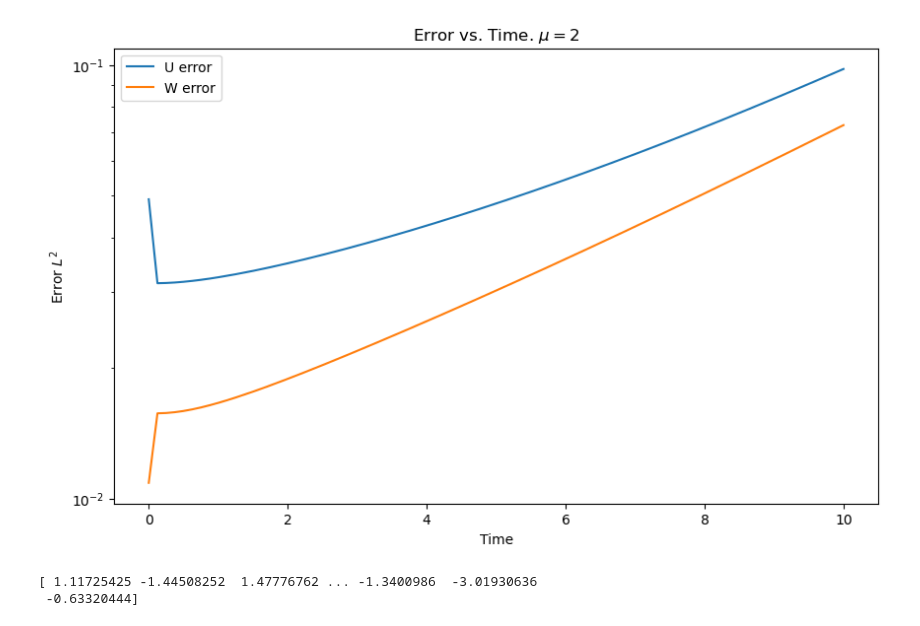
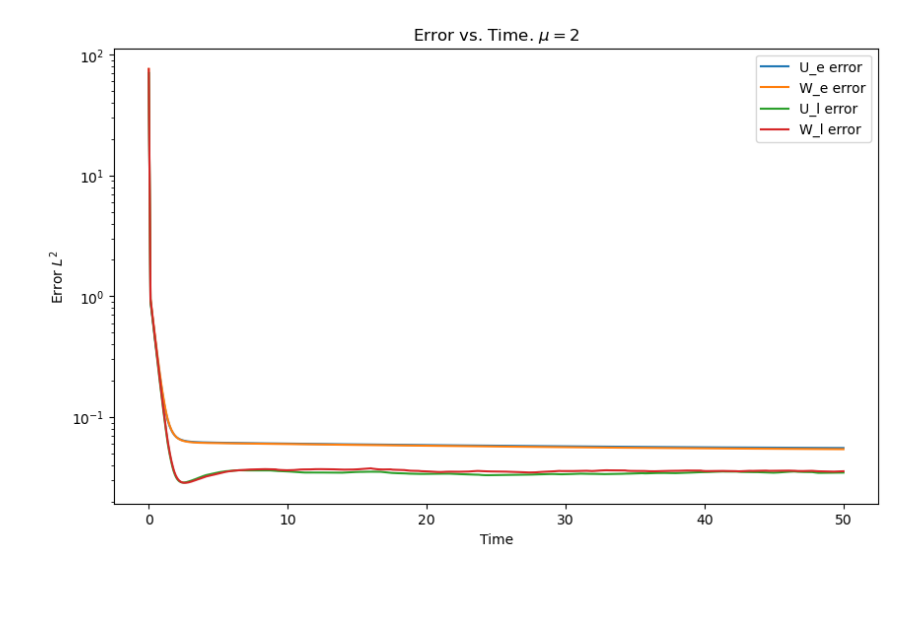
Before and after one commit to Smfun12/dedalus_nse, a Jupyter notebook: plot_errors.ipynb, the cells around one changed output. Cells and saved outputs as stored; diff of their text form; code cells hidden in the pictures; blank space fills up the shorter version.

```diff
--- a/plot_errors.ipynb
+++ b/plot_errors.ipynb
@@ -3,36 +40,29 @@ import numpy as np
 import matplotlib.pyplot as plt
 
 # Load the .npy files
-time = np.load('lagrangian/plots/epochs.npy')
-u_error = np.load('lagrangian/plots/rbErrors.npy')
-w_error = np.load('lagrangian/plots/wbErrors.npy')
+file = "n1"
+
+time = np.load(f'eulerian/plots/{file}.1/epochs.npy')
+u_error = np.load(f'eulerian/plots/{file}.1/rbErrors.npy')
+w_error = np.load(f'eulerian/plots/{file}.1/wbErrors.npy')
+
+time_l = np.load(f'lagrangian/plots/{file}/epochs.npy')
+u_error_l = np.load(f'lagrangian/plots/{file}/rbErrors.npy')
+w_error_l = np.load(f'lagrangian/plots/{file}/wbErrors.npy')
+u_error_l = np.nan_to_num(u_error_l, nan=10e130, posinf=10e130)
+w_error_l = np.nan_to_num(w_error_l, nan=10e130, posinf=10e130)
 # %%
 # Plot the data
 plt.figure(figsize=(10, 6))
-plt.semilogy(time, u_error, label='U error')
-plt.semilogy(time, w_error, label='W error')
+plt.semilogy(time, u_error, label='U_e error')
+plt.semilogy(time, w_error, label='W_e error')
+plt.semilogy(time_l, u_error_l, label='U_l error')
+plt.semilogy(time_l, w_error_l, label='W_l error')
 plt.xlabel('Time')
 plt.ylabel('Error $L^2$')
 plt.title(r'Error vs. Time. $\mu=2$')
 plt.legend()
 # plt.grid(True)
 plt.show()
 # %% [output]
-[figure, old version]
+[figure, new version]
-# %%
-import numpy as np
-
-# Number of points to generate
-num_points = 1100
-
-# Define the range
-low = -np.pi
-high = np.pi
-
-# Generate random float points
-random_points = np.random.uniform(low, high, num_points)
-
-print(random_points)
-# %% [output]
-[ 1.11725425 -1.44508252  1.47776762 ... -1.3400986  -3.01930636
- -0.63320444]
```
Also changed, not shown: parts of 5 cells of this notebook, 2 other files.
